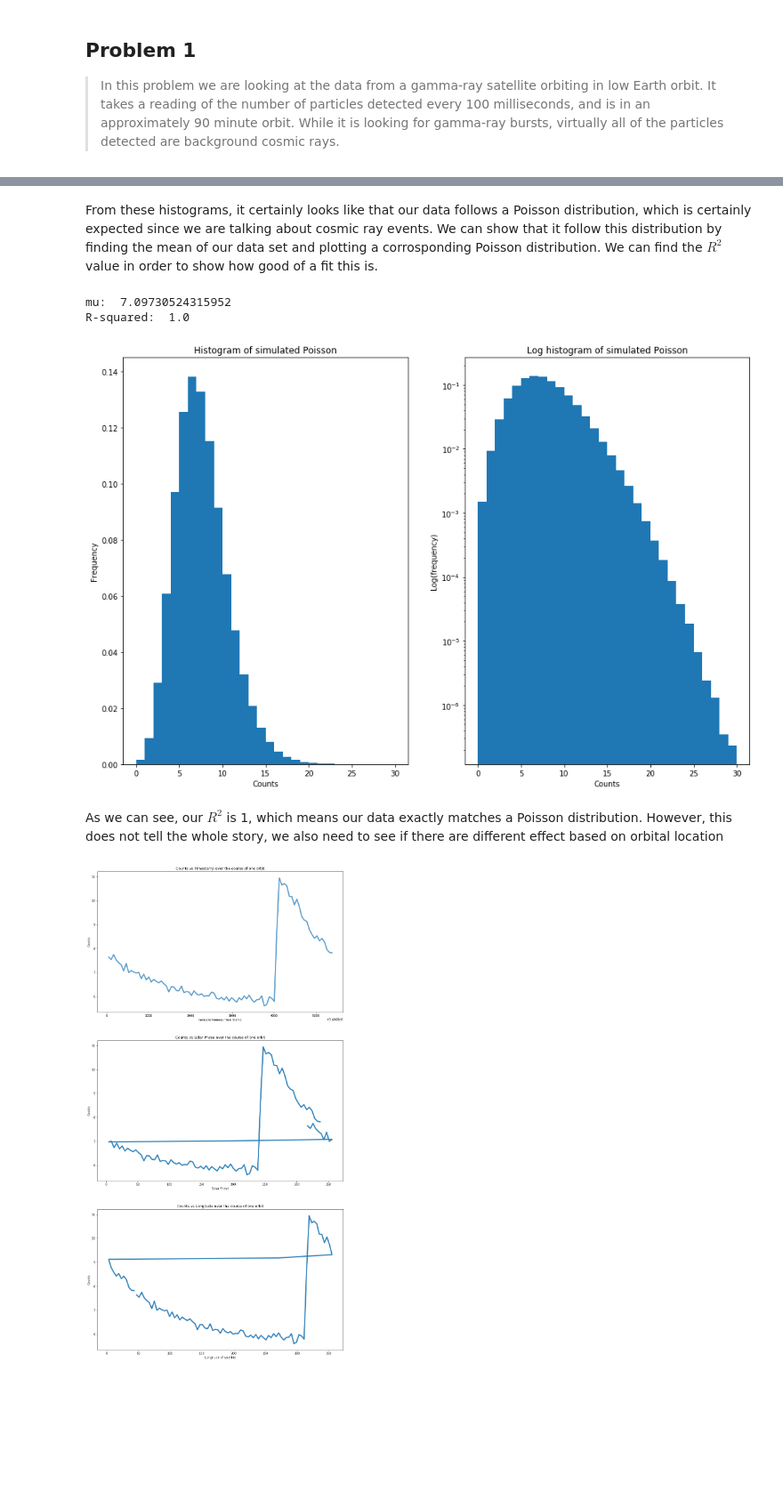
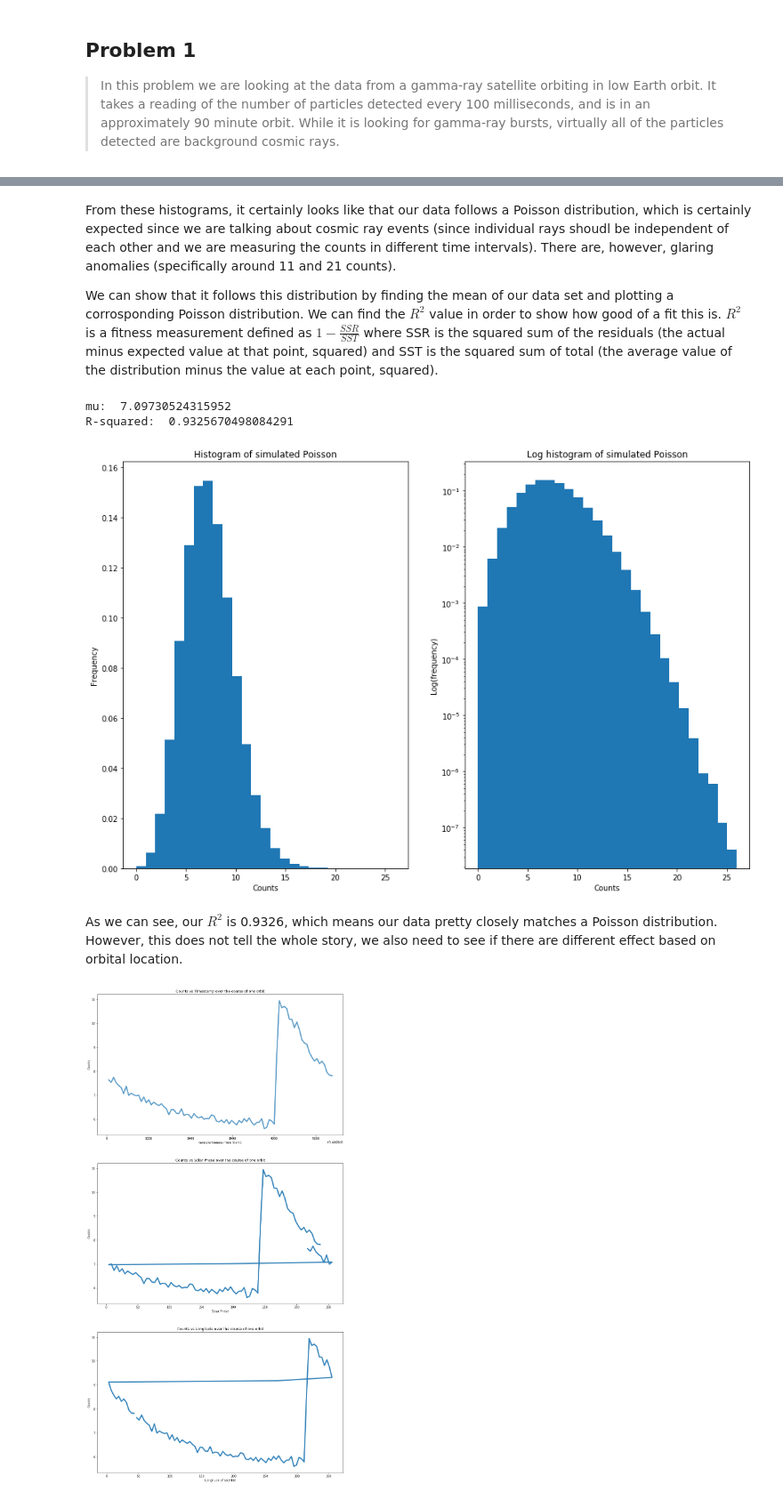
Before and after one commit to nsyochum/Physics-434, a Jupyter notebook: Lab_4/Lab_4.ipynb, the cells around one changed output, grey strips where cells are left out. Shown at 89% size. Cells and saved outputs as stored; diff of their text form; code cells hidden in the pictures; blank space fills up the shorter version.

```diff
--- a/Lab_4/Lab_4.ipynb
+++ b/Lab_4/Lab_4.ipynb
@@ -40,13 +40,13 @@ counts = data[3]
 
 
 fig, ax = plt.subplots(1, 2)
-histCount = ax[0].hist(counts, density=True, bins=30)
+histCount = ax[0].hist(counts, density=True, bins=27)
 ax[0].set_title("Histogram of counts data")
 ax[0].set_xlabel("Counts")
 ax[0].set_ylabel("Frequency")
 
 
-ax[1].hist(counts, density=True, bins=30)
+ax[1].hist(counts, density=True, bins=27)
 ax[1].set_yscale('log')
 ax[1].set_title("Log histogram of counts data")
 ax[1].set_xlabel("Counts")
@@ -58,40 +58,43 @@ fig.set_size_inches(15,10)
 # %% [markdown]
-From these histograms, it certainly looks like that our data follows a Poisson distribution, which is certainly expected since we are talking about cosmic ray events.  We can show that it follow this distribution by finding the mean of our data set and plotting a corrosponding Poisson distribution.  We can find the $R^2$ value in order to show how good of a fit this is.
+From these histograms, it certainly looks like that our data follows a Poisson distribution, which is certainly expected since we are talking about cosmic ray events (since individual rays shoudl be independent of each other and we are measuring the counts in different time intervals).  There are, however, glaring anomalies (specifically around 11 and 21 counts).
+
+We can show that it follows this distribution by finding the mean of our data set and plotting a corrosponding Poisson distribution.  We can find the $R^2$ value in order to show how good of a fit this is.  $R^2$ is a fitness measurement defined as $1 - \frac{SSR}{SST}$ where SSR is the squared sum of the residuals (the actual minus expected value at that point, squared) and SST is the squared sum of total (the average value of the distribution minus the value at each point, squared).
 # %%
 def r_squared(y_expected, y_actual):
     y_bar = sum(y_actual) / y_actual.size
-    ss_tot = sum((y_expected - y_bar)**2)
+    ss_tot = sum((y_actual - y_bar)**2)
     ss_res = sum((y_actual - y_expected)**2)
     return 1 - (ss_res / ss_tot)
 # %%
 mu = np.mean(data[3])
 print("mu: ",mu)
-values = stats.poisson.rvs(mu, size=1000)
+
+values = stats.poisson.rvs(mu, size=len(data[3]))
 
 fig, ax = plt.subplots(1, 2)
-histTheory = ax[0].hist(counts, density=True, bins=30)
+histTheory = ax[0].hist(values, density=True, bins=27)
 ax[0].set_title("Histogram of simulated Poisson")
 ax[0].set_xlabel("Counts")
 ax[0].set_ylabel("Frequency")
 
 
-ax[1].hist(counts, density=True, bins=30)
+ax[1].hist(values, density=True, bins=27)
 ax[1].set_yscale('log')
 ax[1].set_title("Log histogram of simulated Poisson")
 ax[1].set_xlabel("Counts")
 ax[1].set_ylabel("Log(frequency)")
 
 fig.set_size_inches(15,10)
 
 diff_square = (histTheory[1] - histCount[1])**2
 average = np.mean(diff_square)
 print("R-squared: ",r_squared(histTheory[1], histCount[1]))
 # %% [output]
 mu:  7.09730524315952
-R-squared:  1.0
+R-squared:  0.9325670498084291
-[figure, old version]
+[figure, new version]
 # %% [markdown]
-As we can see, our $R^2$ is 1, which means our data exactly matches a Poisson distribution. However, this does not tell the whole story, we also need to see if there are different effect based on orbital location
+As we can see, our $R^2$ is 0.9326, which means our data pretty closely matches a Poisson distribution. However, this does not tell the whole story, we also need to see if there are different effect based on orbital location.
 # %%
 def binPlot(dataX, dataY, numBins, start, end):
     npDataX = np.array(dataX[start:end])
```
Also changed, not shown: parts of 6 cells of this notebook, 1 other file.
